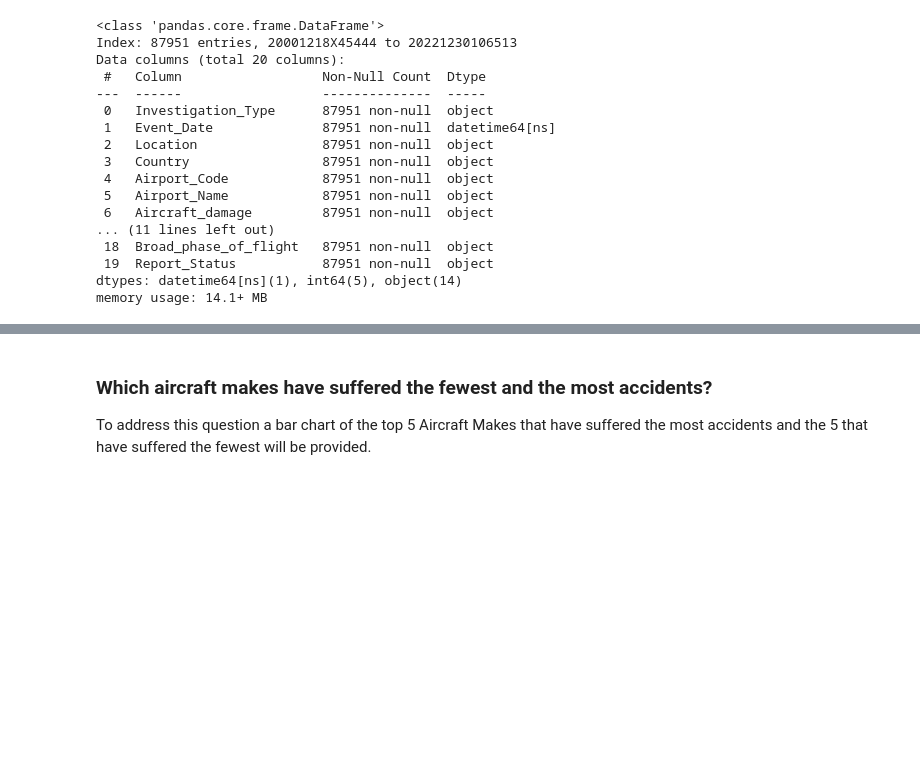
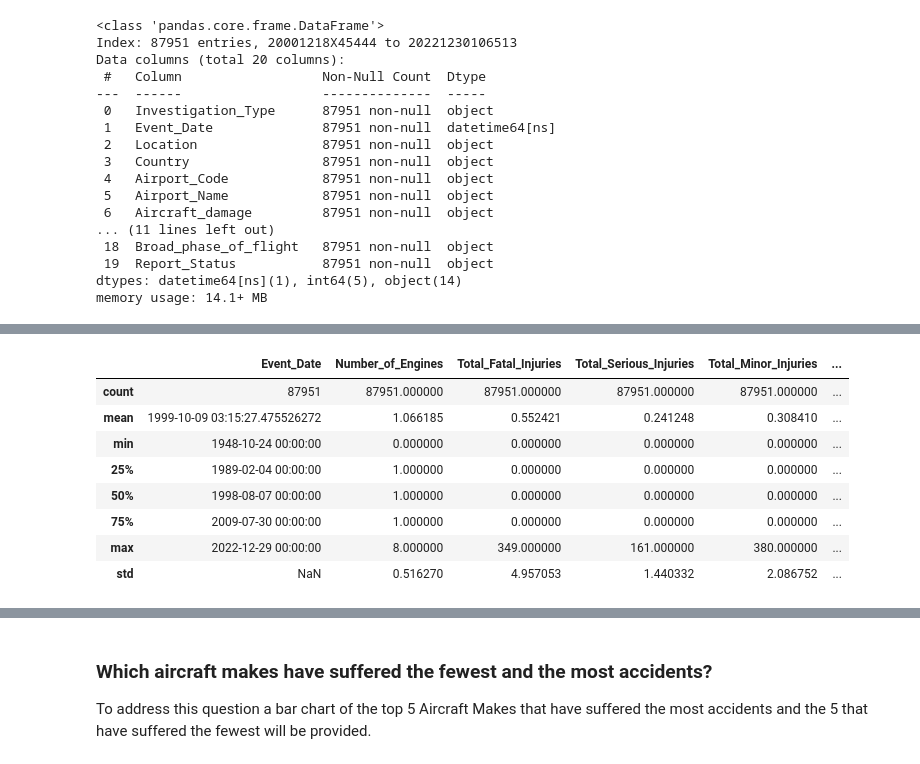
Before and after one commit to Haender-Michael/Haender_practice, a Jupyter notebook: Copie_de_Copie_de_Untitled1.ipynb, the cells around one changed output, grey strips where cells are left out. Drawn from its saved outputs; the diff is of its cells as text; code cells hidden in the pictures; blank space fills up the shorter version.

```diff
--- a/Copie_de_Copie_de_Untitled1.ipynb
+++ b/Copie_de_Copie_de_Untitled1.ipynb
@@ -266,0 +241,12 @@ If necessary an Analysis will also be provided just after the plot.
+# %%
+df2.describe()
+# %% [output]
+|  | Event_Date | Number_of_Engines | Total_Fatal_Injuries | Total_Serious_Injuries | Total_Minor_Injuries | ... |
+| count | 87951 | 87951.000000 | 87951.000000 | 87951.000000 | 87951.000000 | ... |
+| mean | 1999-10-09 03:15:27.475526272 | 1.066185 | 0.552421 | 0.241248 | 0.308410 | ... |
+| min | 1948-10-24 00:00:00 | 0.000000 | 0.000000 | 0.000000 | 0.000000 | ... |
+| 25% | 1989-02-04 00:00:00 | 1.000000 | 0.000000 | 0.000000 | 0.000000 | ... |
+| 50% | 1998-08-07 00:00:00 | 1.000000 | 0.000000 | 0.000000 | 0.000000 | ... |
+| 75% | 2009-07-30 00:00:00 | 1.000000 | 0.000000 | 0.000000 | 0.000000 | ... |
+| max | 2022-12-29 00:00:00 | 8.000000 | 349.000000 | 161.000000 | 380.000000 | ... |
+| std | NaN | 0.516270 | 4.957053 | 1.440332 | 2.086752 | ... |
```
Also changed, not shown: parts of 22 cells of this notebook.
